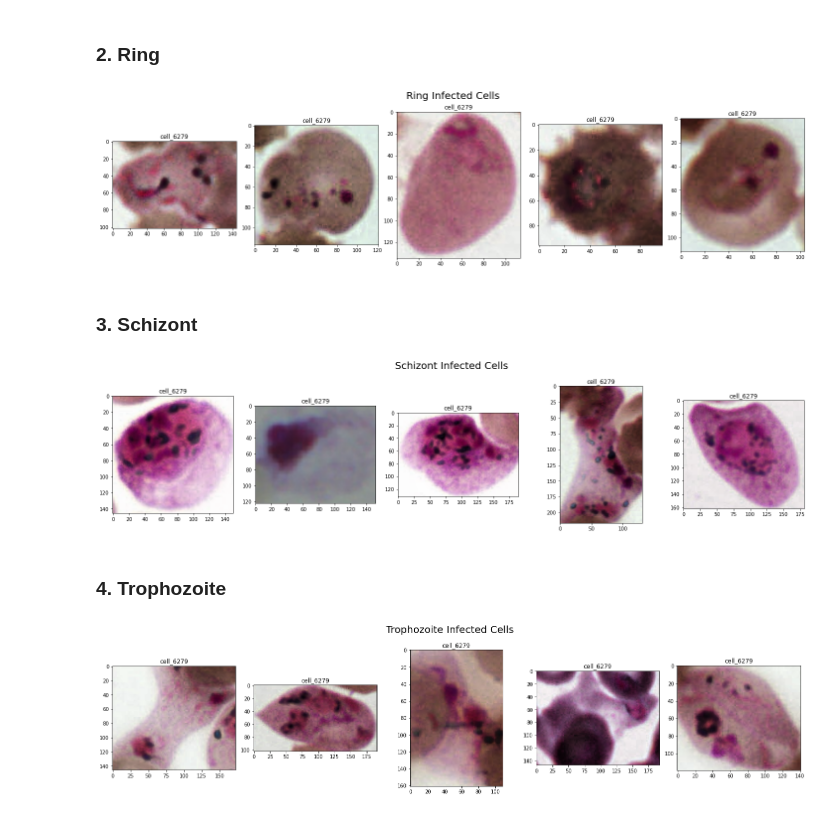
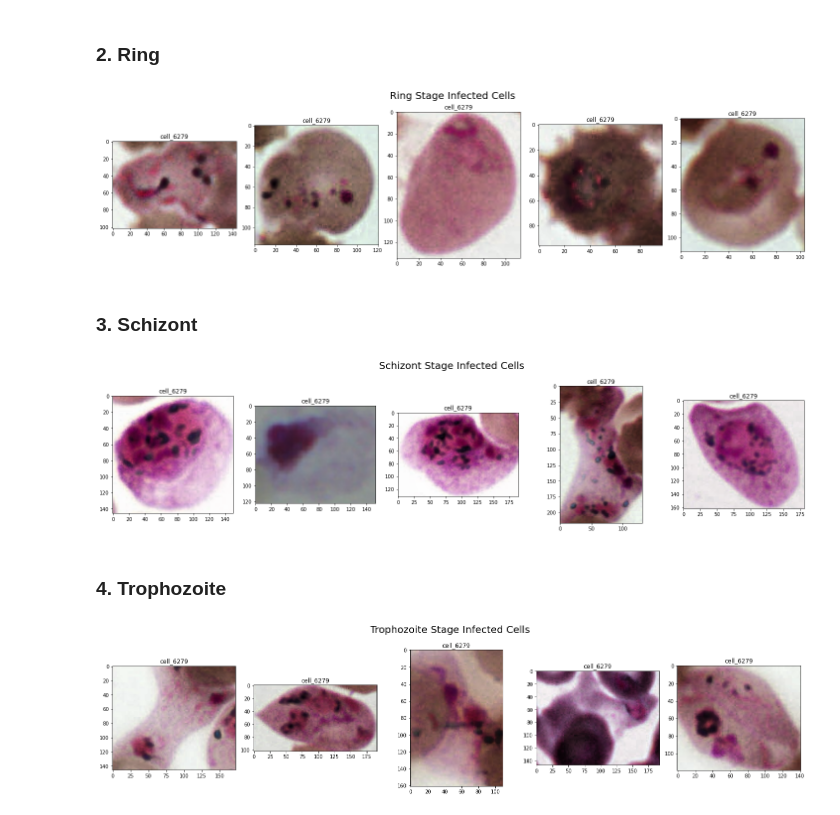
Before and after one commit to sheldonsebastian/Malaria_Classification, a Jupyter notebook: src/1_eda.ipynb, the cells around one changed output. Cells and saved outputs as stored; diff of their text form; code cells hidden in the pictures.

```diff
--- a/src/1_eda.ipynb
+++ b/src/1_eda.ipynb
@@ -96,18 +96,18 @@ plt.show()
 # %%
 ring_ids = list(train.loc[train["target"]==1, "image_id"][:5])
 
 fig = plt.figure(figsize=(20, 5))
 for i, ring_id in enumerate(ring_ids):
     a = fig.add_subplot(1, 5, i+1)
     img = cv2.imread(f"../input/train/{ring_id}.png")
     plt.imshow(img)
     plt.title(rbc_id)
 
-plt.suptitle("Ring Infected Cells", size=20)
+plt.suptitle("Ring Stage Infected Cells", size=20)
 plt.tight_layout()
 plt.show()
 # %% [output]
-[figure, old version]
+[figure, new version]
 # %% [markdown]
 ### 3. Schizont
 # %%
@@ -120,11 +120,11 @@ for i, schizont_id in enumerate(schizont_ids):
     plt.imshow(img)
     plt.title(rbc_id)
 
-plt.suptitle("Schizont Infected Cells", size=20)
+plt.suptitle("Schizont Stage Infected Cells", size=20)
 plt.tight_layout()
 plt.show()
 # %% [output]
-[figure, old version]
+[figure, new version]
 # %% [markdown]
 ### 4. Trophozoite
 # %%
@@ -137,8 +137,8 @@ for i, trophozoite_id in enumerate(trophozoite_ids):
     plt.imshow(img)
     plt.title(rbc_id)
 
-plt.suptitle("Trophozoite Infected Cells", size=20)
+plt.suptitle("Trophozoite Stage Infected Cells", size=20)
 plt.tight_layout()
 plt.show()
 # %% [output]
-[figure, old version]
+[figure, new version]
```
